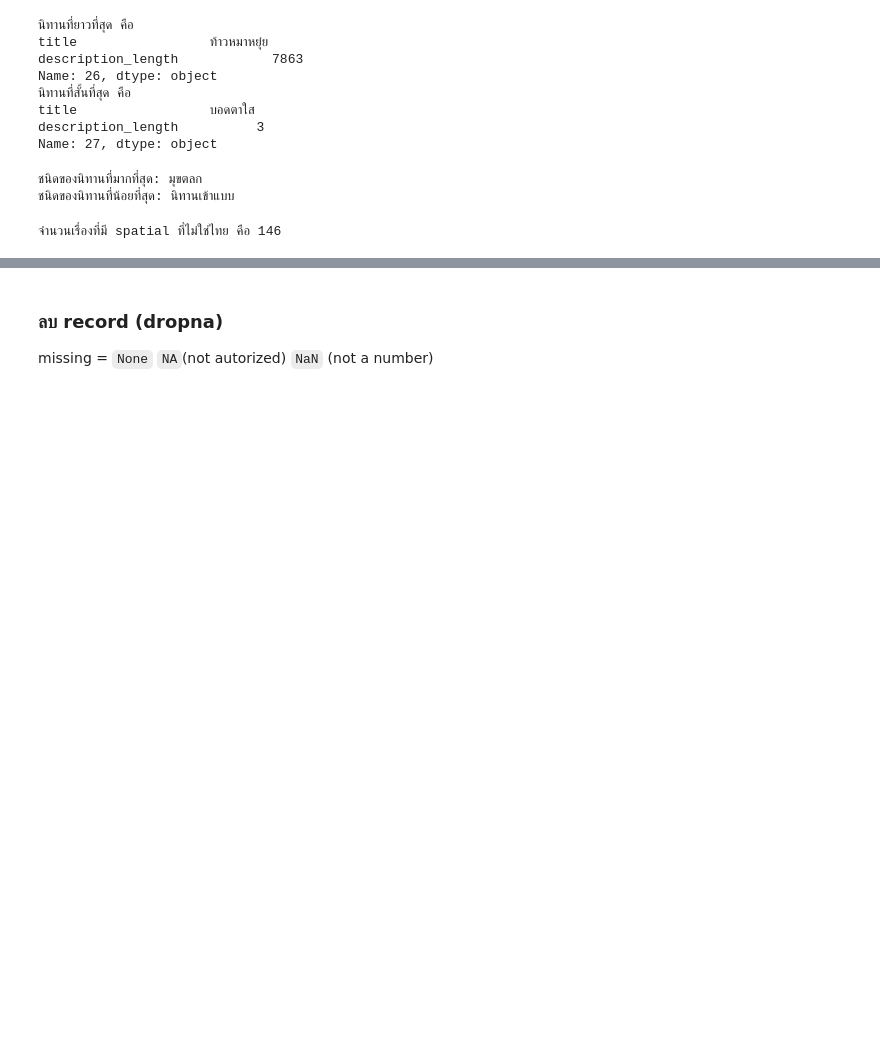
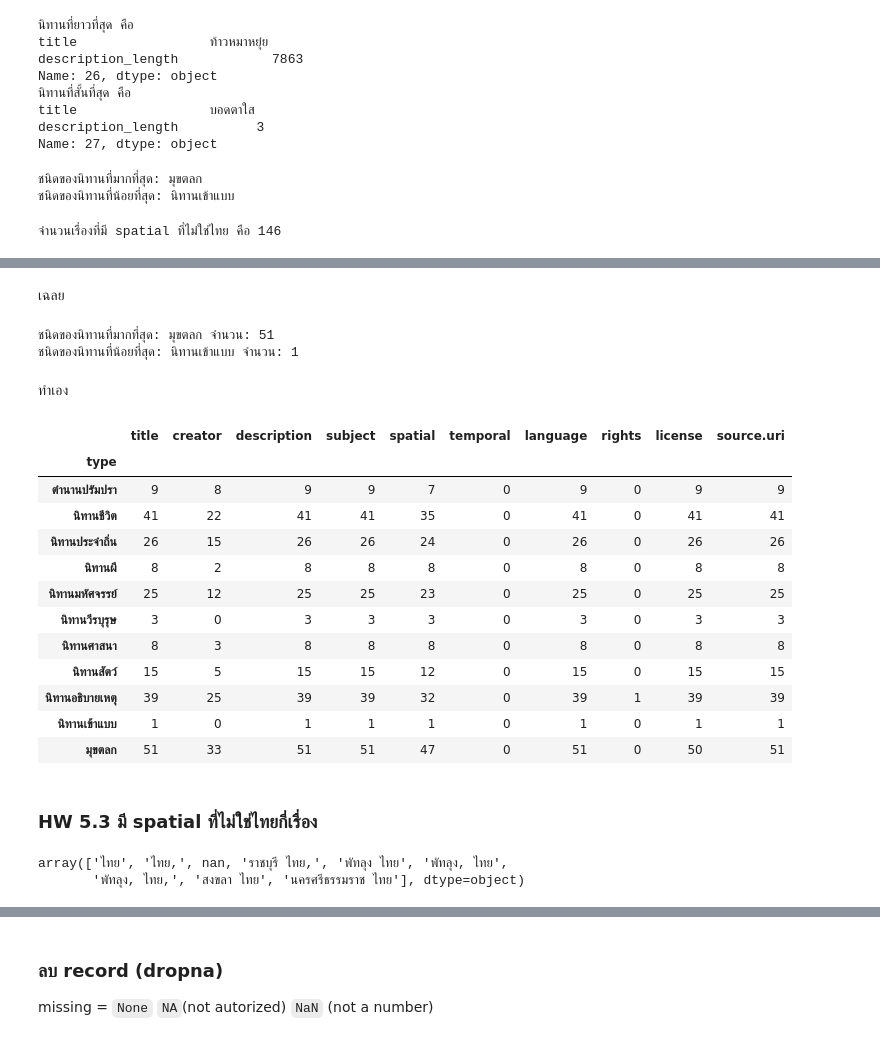
Before and after one commit to thanaprondtn/python_dataviz2024, a Jupyter notebook: Pandas_101_2024.ipynb, the cells around one changed output, grey strips where cells are left out. Saved outputs shown, nothing was run; the diff lists cells and outputs as text; code cells hidden in the pictures; blank space fills up the shorter version.

```diff
--- a/Pandas_101_2024.ipynb
+++ b/Pandas_101_2024.ipynb
@@ -452,0 +387,15 @@ print(f'อายุเฉลี่ย ของ ผู้ป่วยหญิ
+# %%
+# prompt: ลบ row ที่มีค่าว่างใน column description
+
+folk_df = folk_df.dropna(subset=['description'])
+# %%
+# prompt: เทียบ ปริมาณ data ก่อน และ หลัง ลบค่าว่าง
+
+print("Shape of the DataFrame before removing missing values:")
+print(folk_df.shape)
+
+# Drop missing values in the 'description' column
+folk_df = folk_df.dropna(subset=['description'])
+
+print("Shape of the DataFrame after removing missing values:")
+print(folk_df.shape)
@@ -452,0 +407,10 @@ print(f'อายุเฉลี่ย ของ ผู้ป่วยหญิ
+# %%
+# prompt: ลบ html tagsและ html codes ออกจาก text ใน column description ใช้ beautifulsoup
+
+from bs4 import BeautifulSoup
+
+def remove_html(text):
+  soup = BeautifulSoup(text, "html.parser")
+  return soup.get_text()
+
+folk_df['description'] = folk_df['description'].apply(remove_html)
@@ -452,0 +426,43 @@ print(f'อายุเฉลี่ย ของ ผู้ป่วยหญิ
+# %% [markdown]
+เฉลย
+# %%
+# prompt: ลบค่าว่างใน column type
+
+folk_df['type'].dropna(inplace=True)
+# %%
+# prompt: ชนิดของนิทาน (type) ที่มีจำนวน row มากที่สุดและน้อยที่สุดและนับจำนวน ใช้ index
+
+type_counts = folk_df['type'].value_counts()
+most_common_type = type_counts.idxmax()
+least_common_type = type_counts.idxmin()
+
+print("ชนิดของนิทานที่มากที่สุด:", most_common_type, "จำนวน:", type_counts[most_common_type])
+print("ชนิดของนิทานที่น้อยที่สุด:", least_common_type, "จำนวน:", type_counts[least_common_type])
+# %% [output]
+ชนิดของนิทานที่มากที่สุด: มุขตลก จำนวน: 51
+ชนิดของนิทานที่น้อยที่สุด: นิทานเข้าแบบ จำนวน: 1
+# %% [markdown]
+ทำเอง
+# %%
+folk_df.groupby('type').count()
+# %% [output]
+|  | title | creator | description | subject | spatial | temporal | language | rights | license | source.uri |
+| type |  |  |  |  |  |  |  |  |  |  |
+| ตำนานปรัมปรา | 9 | 8 | 9 | 9 | 7 | 0 | 9 | 0 | 9 | 9 |
+| นิทานชีวิต | 41 | 22 | 41 | 41 | 35 | 0 | 41 | 0 | 41 | 41 |
+| นิทานประจำถิ่น | 26 | 15 | 26 | 26 | 24 | 0 | 26 | 0 | 26 | 26 |
+| นิทานผี | 8 | 2 | 8 | 8 | 8 | 0 | 8 | 0 | 8 | 8 |
+| นิทานมหัศจรรย์ | 25 | 12 | 25 | 25 | 23 | 0 | 25 | 0 | 25 | 25 |
+| นิทานวีรบุรุษ | 3 | 0 | 3 | 3 | 3 | 0 | 3 | 0 | 3 | 3 |
+| นิทานศาสนา | 8 | 3 | 8 | 8 | 8 | 0 | 8 | 0 | 8 | 8 |
+| นิทานสัตว์ | 15 | 5 | 15 | 15 | 12 | 0 | 15 | 0 | 15 | 15 |
+| นิทานอธิบายเหตุ | 39 | 25 | 39 | 39 | 32 | 0 | 39 | 1 | 39 | 39 |
+| นิทานเข้าแบบ | 1 | 0 | 1 | 1 | 1 | 0 | 1 | 0 | 1 | 1 |
+| มุขตลก | 51 | 33 | 51 | 51 | 47 | 0 | 51 | 0 | 50 | 51 |
+# %% [markdown]
+### HW 5.3 มี spatial ที่ไม่ใช่ไทยกี่เรื่อง
+# %%
+folk_df['spatial'].unique()
+# %% [output]
+array(['ไทย', 'ไทย,', nan, 'ราชบุรี ไทย,', 'พัทลุง ไทย', 'พัทลุง, ไทย',
+       'พัทลุง, ไทย,', 'สงขลา ไทย', 'นครศรีธรรมราช ไทย'], dtype=object)
```
Also changed, not shown: parts of 52 cells of this notebook.
